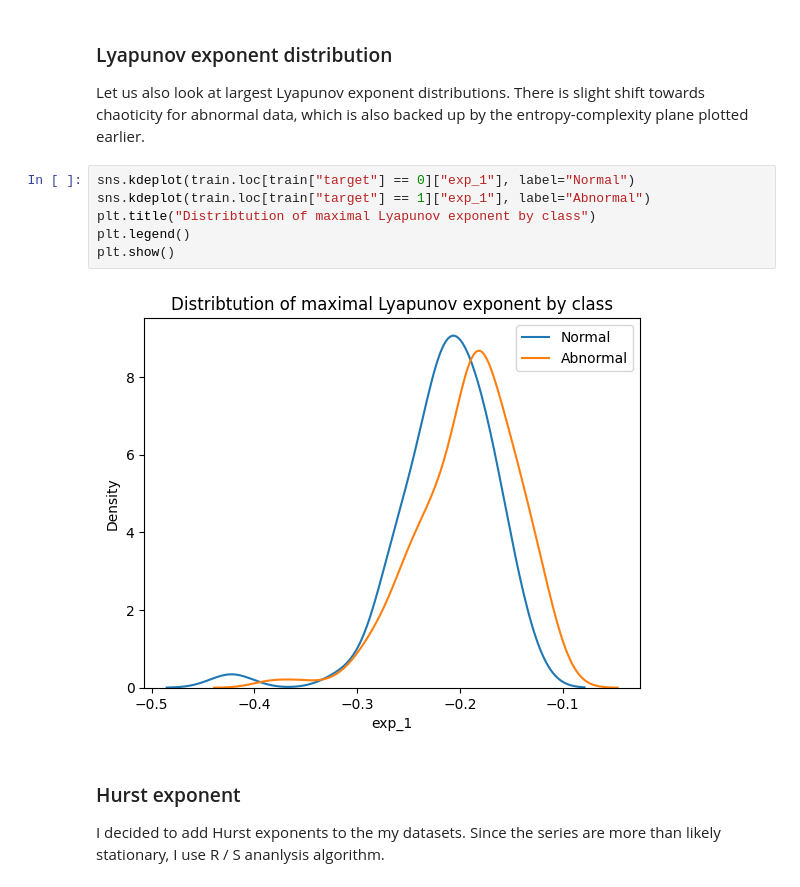
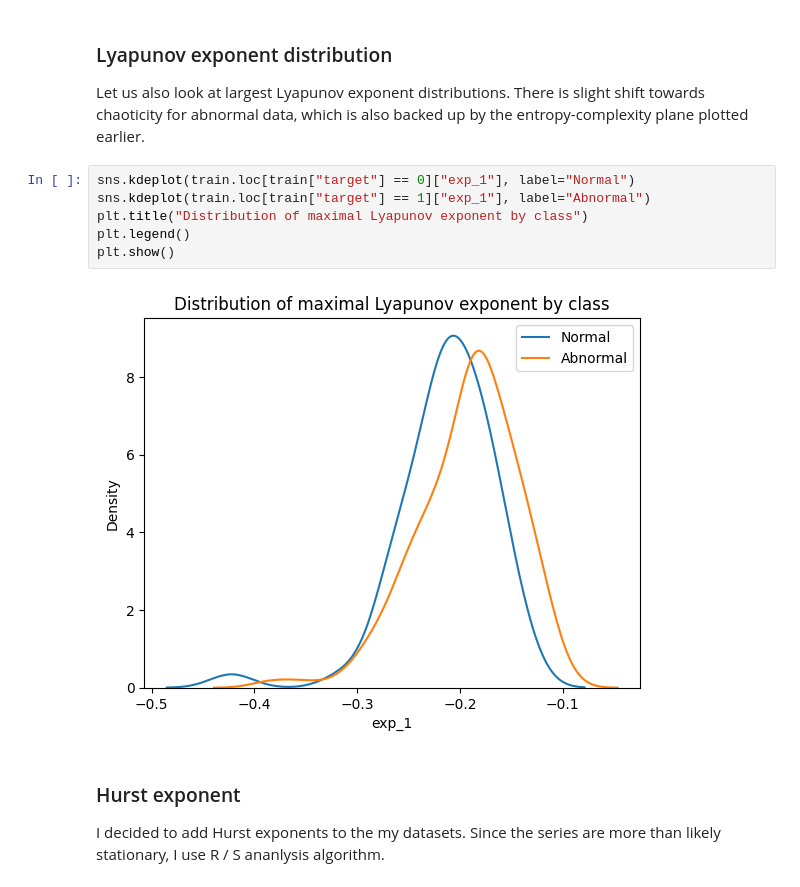
Before and after one commit to succSeeded/ts-2025, a Jupyter notebook: hw3/main.ipynb, the cells around one changed output. Saved outputs shown, nothing was run; the diff lists cells and outputs as text.

```diff
--- a/hw3/main.ipynb
+++ b/hw3/main.ipynb
@@ -445,11 +445,11 @@ Let us also look at largest Lyapunov exponent distributions. There is slight shi
 # %%
 sns.kdeplot(train.loc[train["target"] == 0]["exp_1"], label="Normal")
 sns.kdeplot(train.loc[train["target"] == 1]["exp_1"], label="Abnormal")
-plt.title("Distribtution of maximal Lyapunov exponent by class")
+plt.title("Distribution of maximal Lyapunov exponent by class")
 plt.legend()
 plt.show()
 # %% [output]
-[figure, old version]
+[figure, new version]
 # %% [markdown]
 ### Hurst exponent
 
```
Also changed, not shown: parts of 13 cells of this notebook.
